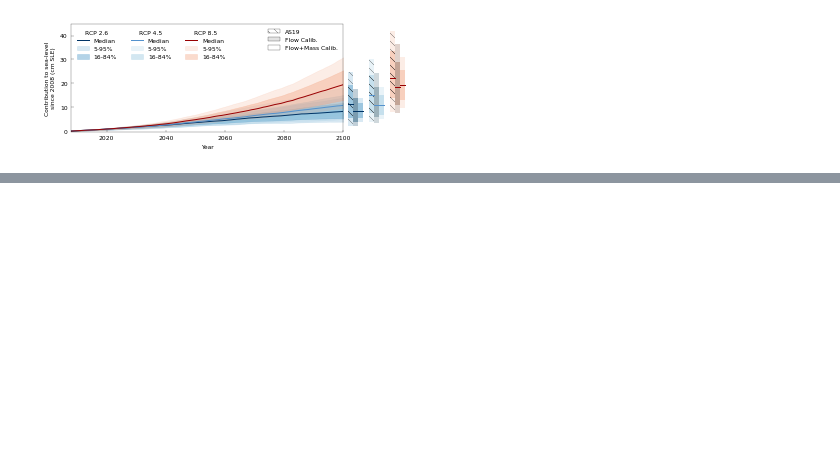
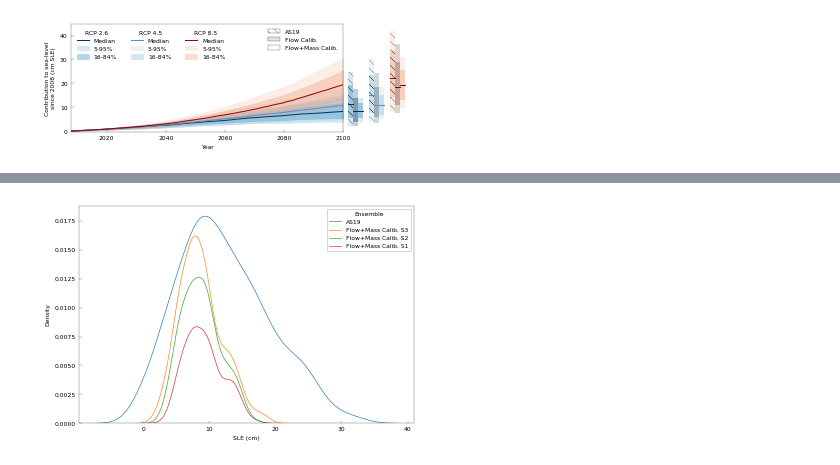
Before and after one commit to pism/pism-emulator, a Jupyter notebook: calibration/calibrate.ipynb, the cells around one changed output, grey strips where cells are left out. Cells and saved outputs as stored; diff of their text form; code cells hidden in the pictures; blank space fills up the shorter version.

```diff
--- a/calibration/calibrate.ipynb
+++ b/calibration/calibrate.ipynb
@@ -45,0 +86,9 @@ run calibrate-as19.py
+# %%
+rcp = 26
+fig = plt.figure()
+ax = fig.add_subplot(111)
+m_df = all_2100_df[all_2100_df["RCP"] == rcp]
+sns.kdeplot(data=m_df, x="SLE (cm)", hue="Ensemble", hue_order=["AS19", "Flow+Mass Calib. S3",  "Flow+Mass Calib. S2", "Flow+Mass Calib. S1"])
+fig.savefig("test.pdf")
+# %% [output]
+[figure, added]
```
Also changed, not shown: parts of 9 cells of this notebook, 1 other file.
